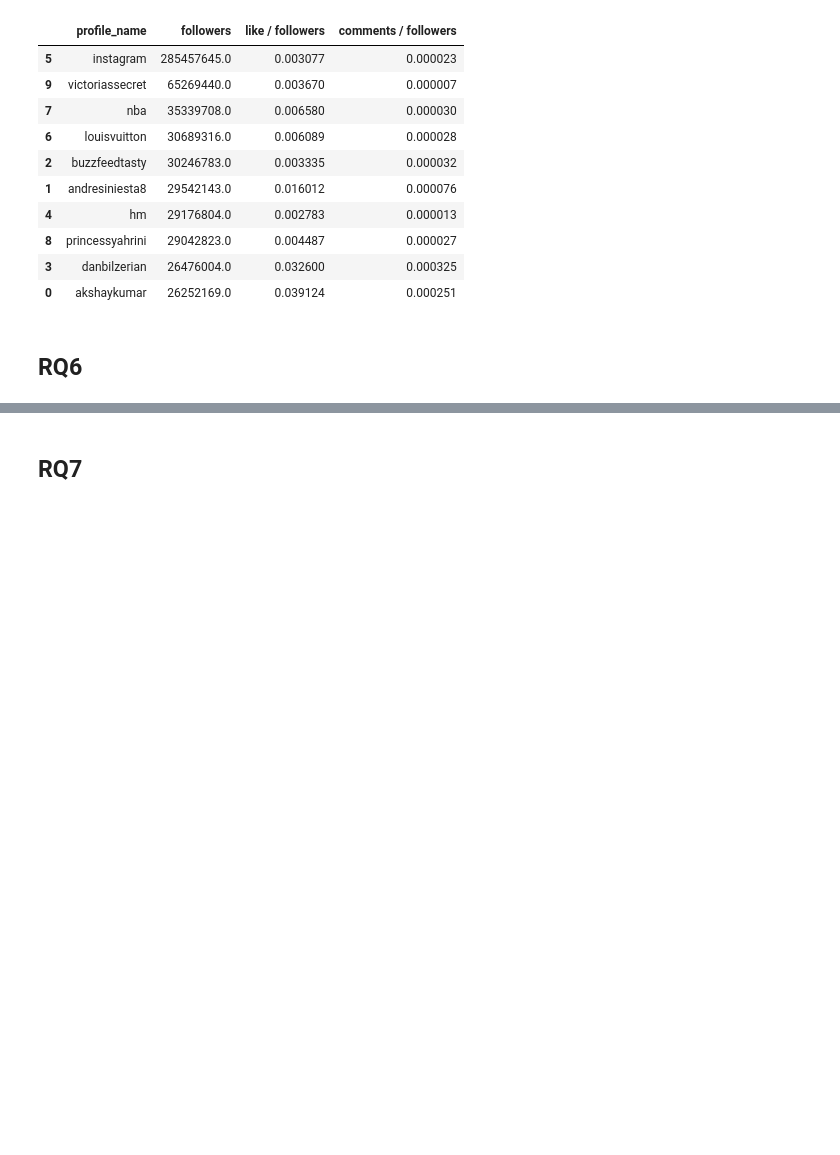
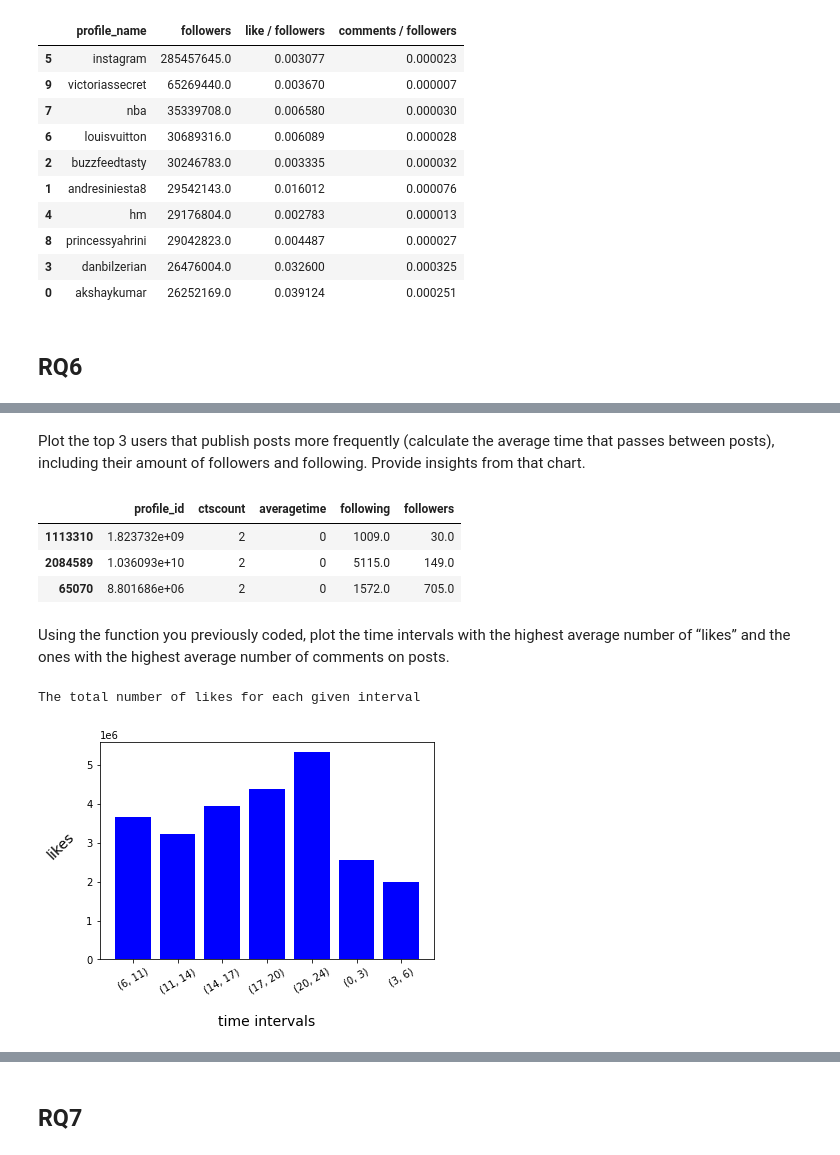
Before and after one commit to Matteo-Candi/ADM_HW2, a Jupyter notebook: main.ipynb, the cells around one changed output, grey strips where cells are left out. Cells and saved outputs as stored; diff of their text form; code cells hidden in the pictures; blank space fills up the shorter version.

```diff
--- a/main.ipynb
+++ b/main.ipynb
@@ -748,0 +760,4 @@ dfg6[["profile_name","followers","like / followers","comments / followers"]]
+# %%
+profile6 = profile6[profile6.profile_id.isin(post6.profile_id.unique())]
+post6 = post6[post6.profile_id.isin(profile6.profile_id)]
+post6 = post6.dropna()
@@ -748,0 +774,2 @@ dfg6[["profile_name","followers","like / followers","comments / followers"]]
+# %% [markdown]
+Plot the top 3 users that publish posts more frequently (calculate the average time that passes between posts), including their amount of followers and following. Provide insights from that chart.
@@ -748,0 +781,38 @@ dfg6[["profile_name","followers","like / followers","comments / followers"]]
+# %%
+plotop3 = plotop3.sort_values(by = 'averagetime' , ascending = True).head(3)
+plotop3.averagetime = pd.to_numeric(plotop3.averagetime)
+plotop3
+# %% [output]
+|  | profile_id | ctscount | averagetime | following | followers |
+| 1113310 | 1.823732e+09 | 2 | 0 | 1009.0 | 30.0 |
+| 2084589 | 1.036093e+10 | 2 | 0 | 5115.0 | 149.0 |
+| 65070 | 8.801686e+06 | 2 | 0 | 1572.0 | 705.0 |
+# %% [markdown]
+Using the function you previously coded, plot the time intervals with the highest average number of “likes” and the ones with the highest average number of comments on posts.
+# %%
+time_intervals = [(6, 11), (11, 14), (14, 17), (17, 20), (20, 24), (0, 3), (3, 6)]
+# %%
+def time_intervals_avg(data, time, time_intervals, keyword):
+    '''
+    datex = pd.DataFrame(pd.to_datetime(data.cts))
+    datex.set_index(pd.DatetimeIndex(datex.cts), inplace=True)
+    '''
+    time_results = {}
+    for slot in time_intervals:
+        result = len(data[(time >= slot[0]) & (time < slot[1])])
+        time_results[str(slot)] = result
+
+    plt.bar(list(time_results.keys()), time_results.values(), color = 'blue', width = 0.8)
+    a = [0, 1, 2, 3, 4, 5, 6]
+    plt.xticks(a, time_intervals, rotation = 30)
+    plt.xlabel("time intervals", fontsize=14, labelpad = 20)
+    plt.ylabel(keyword, fontsize=14, labelpad = 20, rotation = 45)
+    plt.title(print("The total number of", keyword, "for each given interval"), fontsize=18)
+    plt.show()
+# %%
+post6["hour"] = pd.DatetimeIndex(post6['cts']).hour
+# %%
+time_intervals_avg(post6.numbr_likes.values, post6.hour, time_intervals , "likes")
+# %% [output]
+The total number of likes for each given interval
+[figure, added]
```
Also changed, not shown: parts of 11 cells of this notebook.
